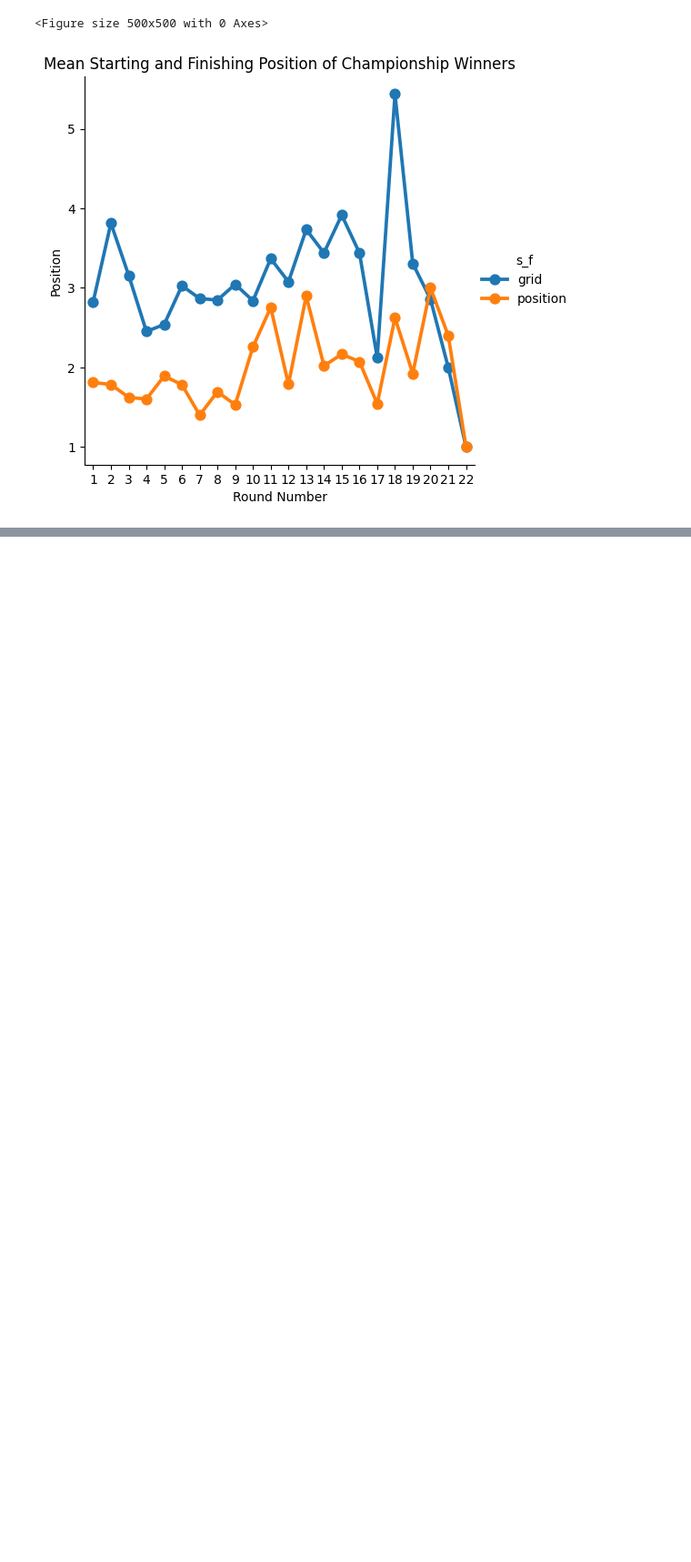
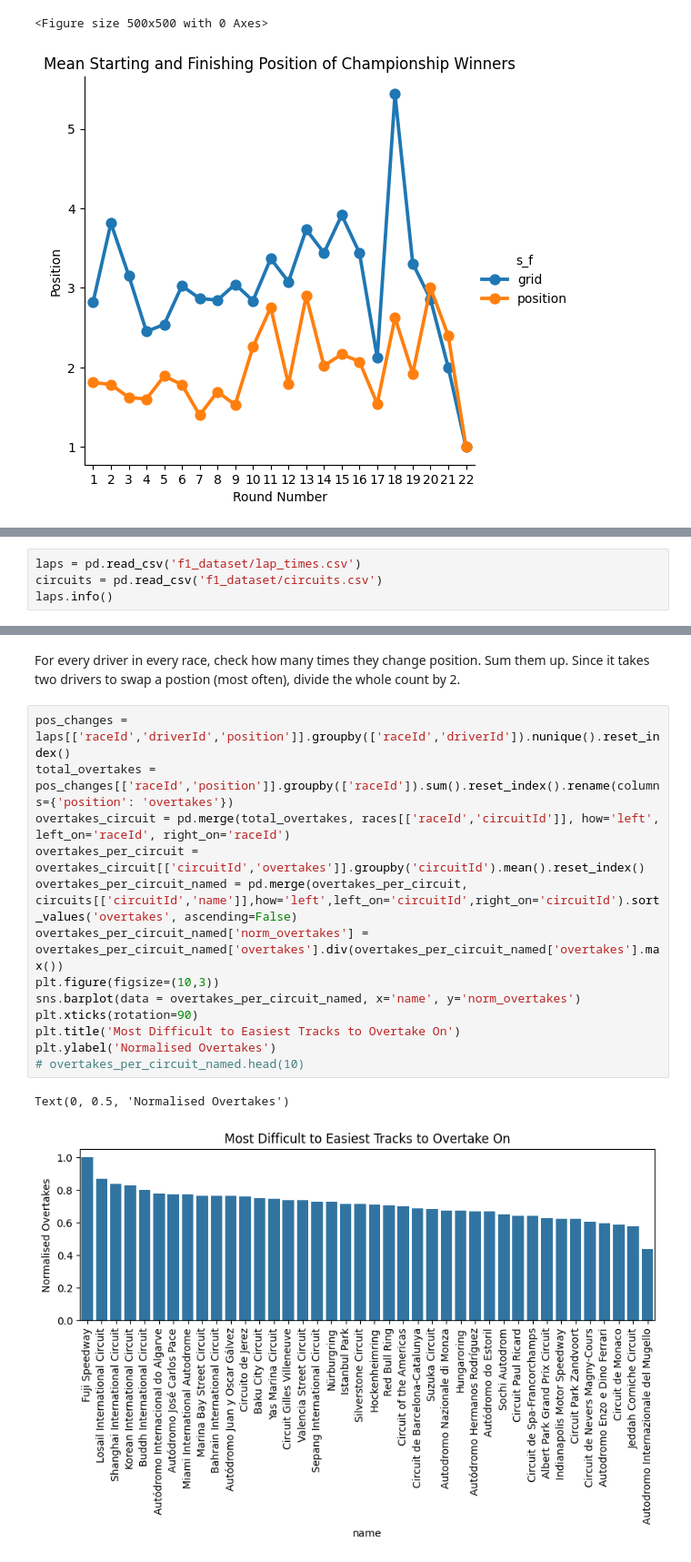
Before and after one commit to EE2SE/F1_Data_Scraper, a Jupyter notebook: EDA_F1.ipynb, the cells around one changed output, grey strips where cells are left out. Shown at 91% size. Cells and saved outputs as stored; diff of their text form; blank space fills up the shorter version.

```diff
--- a/EDA_F1.ipynb
+++ b/EDA_F1.ipynb
@@ -179,0 +183,4 @@ Text(40.162083333333335, 0.5, 'Position')
+# %%
+laps = pd.read_csv('f1_dataset/lap_times.csv')
+circuits = pd.read_csv('f1_dataset/circuits.csv')
+laps.info()
@@ -179,0 +201,18 @@ Text(40.162083333333335, 0.5, 'Position')
+# %% [markdown]
+For every driver in every race, check how many times they change position. Sum them up. Since it takes two drivers to swap a postion (most often), divide the whole count by 2.
+# %%
+pos_changes = laps[['raceId','driverId','position']].groupby(['raceId','driverId']).nunique().reset_index()
+total_overtakes = pos_changes[['raceId','position']].groupby(['raceId']).sum().reset_index().rename(columns={'position': 'overtakes'})
+overtakes_circuit = pd.merge(total_overtakes, races[['raceId','circuitId']], how='left', left_on='raceId', right_on='raceId')
+overtakes_per_circuit = overtakes_circuit[['circuitId','overtakes']].groupby('circuitId').mean().reset_index()
+overtakes_per_circuit_named = pd.merge(overtakes_per_circuit, circuits[['circuitId','name']],how='left',left_on='circuitId',right_on='circuitId').sort_values('overtakes', ascending=False)
+overtakes_per_circuit_named['norm_overtakes'] = overtakes_per_circuit_named['overtakes'].div(overtakes_per_circuit_named['overtakes'].max())
+plt.figure(figsize=(10,3))
+sns.barplot(data = overtakes_per_circuit_named, x='name', y='norm_overtakes')
+plt.xticks(rotation=90)
+plt.title('Most Difficult to Easiest Tracks to Overtake On')
+plt.ylabel('Normalised Overtakes')
+# overtakes_per_circuit_named.head(10)
+# %% [output]
+Text(0, 0.5, 'Normalised Overtakes')
+[figure, added]
```
Also changed, not shown: parts of 2 cells of this notebook, 4 other files.
